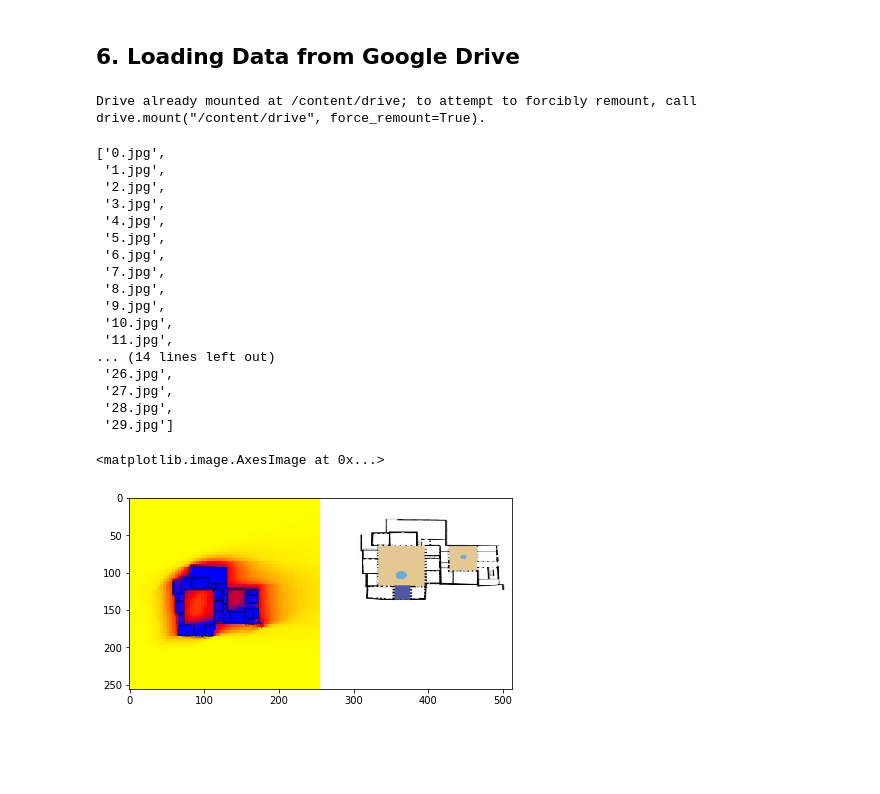
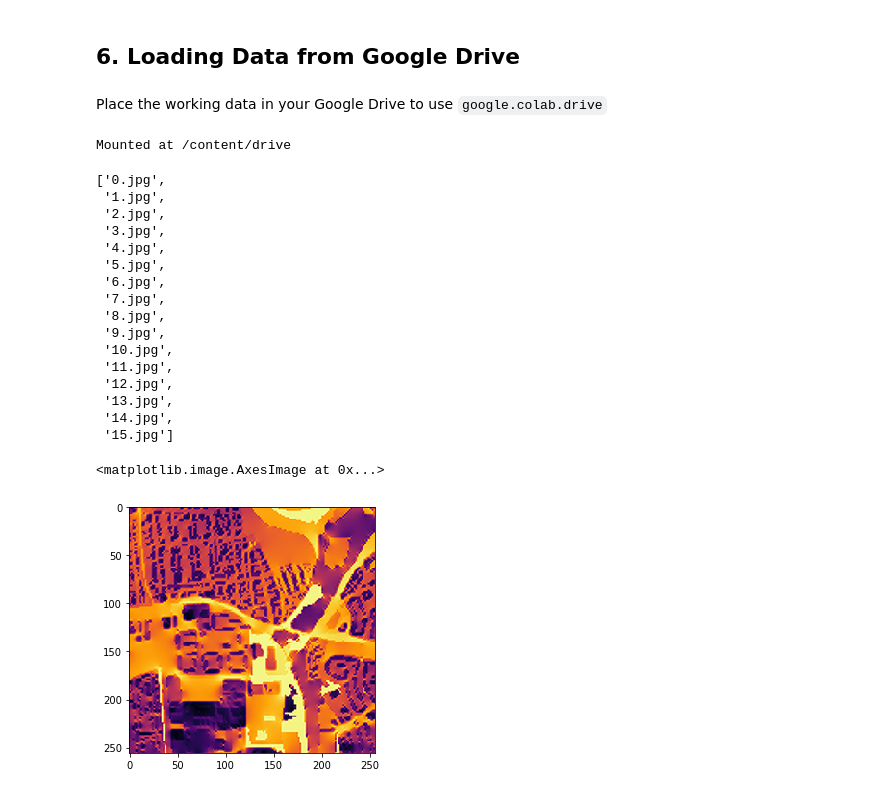
Before and after one commit to WilliamShengYangHuang/AALU_Coding, a Jupyter notebook: Intro.ipynb, the cells around one changed output. Cells and saved outputs as stored; diff of their text form; code cells hidden in the pictures; blank space fills up the shorter version.

```diff
--- a/Intro.ipynb
+++ b/Intro.ipynb
@@ -424,5 +556,7 @@ b.greet(loud=True)   # Call an instance method; prints "HELLO, FRED!"
 # %% [markdown]
 ## 6. Loading Data from Google Drive
+# %% [markdown]
+Place the working data in your Google Drive to use `google.colab.drive`
 # %%
 from google.colab import drive
 import os
@@ -429,14 +565,10 @@ import os
 # %%
-# Place the dataset in your Google Drive
-
-drive.mount("/content/drive")
-
-folder_path = "/content/drive/My Drive/ml_test_20220105/train" # path of the folder to be accessed
+folder_path = "/content/drive/My Drive/connectivity_w" # path of the folder to be accessed
 
 os.chdir(folder_path) # change the current working directory to the given path
 os.listdir(folder_path) # list all the entries in the directory given by
 # %% [output]
-Drive already mounted at /content/drive; to attempt to forcibly remount, call drive.mount("/content/drive", force_remount=True).
+Mounted at /content/drive
 ['0.jpg',
  '1.jpg',
  '2.jpg',
@@ -449,25 +581,24 @@ Drive already mounted at /content/drive; to attempt to forcibly remount, call dr
  '9.jpg',
  '10.jpg',
  '11.jpg',
-... (14 lines left out)
- '26.jpg',
- '27.jpg',
- '28.jpg',
- '29.jpg']
+ '12.jpg',
+ '13.jpg',
+ '14.jpg',
+ '15.jpg']
 # %%
 from matplotlib import pyplot as plt
 from skimage.io import imread, imshow
 
-img_id = "1" #@param ["0", "1", "2"]
+img_id = "2" #@param ["0", "1", "2"]
 
 fullPath = folder_path + "/" + img_id + ".jpg" # path of the image
 img = imread(fullPath)
 # plt.axis('off')
 plt.axis('on')
 imshow(img)
 # %% [output]
 <matplotlib.image.AxesImage at 0x...>
-[figure, old version]
+[figure, new version]
 # %%
 # Set csv file path
 PATH = "/content/drive/My Drive/abalone_train.csv"
```
Also changed, not shown: parts of 57 cells of this notebook.
